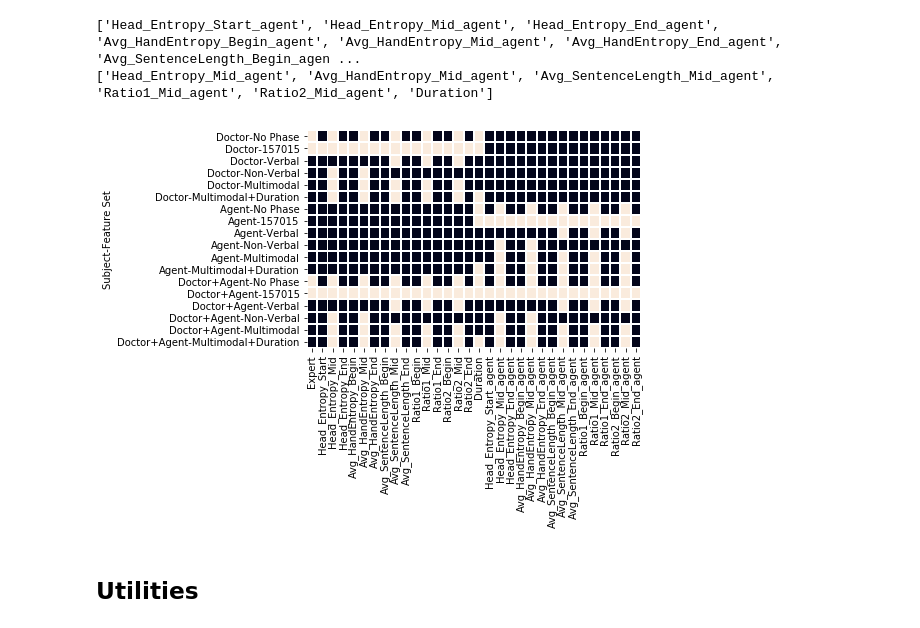
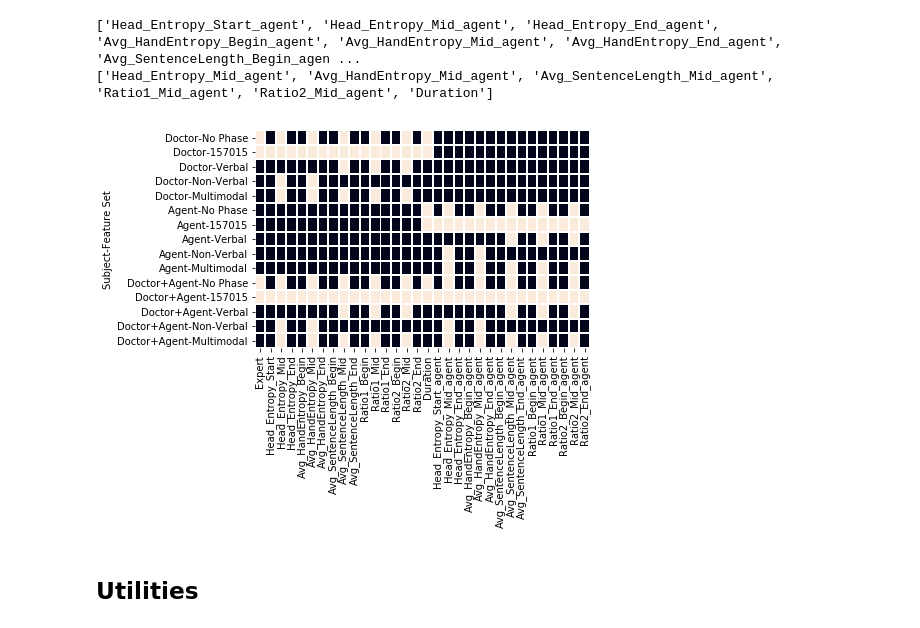
Before and after one commit to jbousque/predictionPresence, a Jupyter notebook: src/Learn.ipynb, the cells around one changed output. Cells and saved outputs as stored; diff of their text form; code cells hidden in the pictures.

```diff
--- a/src/Learn.ipynb
+++ b/src/Learn.ipynb
@@ -150,7 +154,7 @@ Additional info:
 
 features_df_index = [
              ['Doctor', 'Agent', 'Doctor+Agent'],
-             ['No Phase', '157015', 'Verbal', 'Non-Verbal', 'Multimodal', 'Multimodal+Duration']
+             ['No Phase', '157015', 'Verbal', 'Non-Verbal', 'Multimodal']#, 'Multimodal+Duration']
             ]
 features_df_columns = ['precision', 'f1', 'recall', 'params']
 features_df_multiindex = pd.MultiIndex.from_product(features_df_index,
@@ -261,9 +263,9 @@ all_features_multimodal = subject_features_multimodal + agent_features_multimoda
 
 # multimodal + duration features
 
-subject_features_multimodal_duration = subject_features_multimodal + ['Duration']
-agent_features_multimodal_duration = agent_features_multimodal + ['Duration']
-all_features_multimodal_duration = subject_features_multimodal_duration + agent_features_multimodal
+#subject_features_multimodal_duration = subject_features_multimodal + ['Duration']
+#agent_features_multimodal_duration = agent_features_multimodal + ['Duration']
+#all_features_multimodal_duration = subject_features_multimodal_duration + agent_features_multimodal
 
 for feat in features_df.columns:
     features_df.loc[('Doctor', 'No Phase'), feat] = True if feat in subject_features_nophase else False
@@ -271,19 +273,19 @@ for feat in features_df.columns:
     features_df.loc[('Doctor', 'Verbal'), feat] = True if feat in subject_features_verbal else False
     features_df.loc[('Doctor', 'Non-Verbal'), feat] = True if feat in subject_features_nonverbal else False
     features_df.loc[('Doctor', 'Multimodal'), feat] = True if feat in subject_features_multimodal else False
-    features_df.loc[('Doctor', 'Multimodal+Duration'), feat] = True if feat in subject_features_multimodal_duration else False
+    #features_df.loc[('Doctor', 'Multimodal+Duration'), feat] = True if feat in subject_features_multimodal_duration else False
     features_df.loc[('Agent', 'No Phase'), feat] = True if feat in agent_features_nophase else False
     features_df.loc[('Agent', '157015'), feat] = True if feat in agent_features else False
     features_df.loc[('Agent', 'Verbal'), feat] = True if feat in agent_features_verbal else False
     features_df.loc[('Agent', 'Non-Verbal'), feat] = True if feat in agent_features_nonverbal else False
     features_df.loc[('Agent', 'Multimodal'), feat] = True if feat in agent_features_multimodal else False
-    features_df.loc[('Agent', 'Multimodal+Duration'), feat] = True if feat in agent_features_multimodal_duration else False
+    #features_df.loc[('Agent', 'Multimodal+Duration'), feat] = True if feat in agent_features_multimodal_duration else False
     features_df.loc[('Doctor+Agent', 'No Phase'), feat] = True if feat in all_features_nophase else False
     features_df.loc[('Doctor+Agent', '157015'), feat] = True if feat in all_features else False
     features_df.loc[('Doctor+Agent', 'Verbal'), feat] = True if feat in all_features_verbal else False
     features_df.loc[('Doctor+Agent', 'Non-Verbal'), feat] = True if feat in all_features_nonverbal else False
     features_df.loc[('Doctor+Agent', 'Multimodal'), feat] = True if feat in all_features_multimodal else False
-    features_df.loc[('Doctor+Agent', 'Multimodal+Duration'), feat] = True if feat in all_features_multimodal_duration else False
+    #features_df.loc[('Doctor+Agent', 'Multimodal+Duration'), feat] = True if feat in all_features_multimodal_duration else False
 
 features_df.to_excel(os.path.join(config.OUT_PATH, 'features_sets.xlsx'))
 # %% [output]
@@ -292,32 +294,32 @@ features_df.to_excel(os.path.join(config.OUT_PATH, 'features_sets.xlsx'))
 # %%
 
 
 sns.heatmap(features_df.fillna(0).astype('int'), linecolor='white', linewidth=1, annot=False, cbar=False)
 plt.savefig(os.path.join(config.OUT_PATH, 'features_sets.png'), bbox_inches = "tight")
 plt.show()
 
 # to avoid updating everything below for now
 
 subject_features = get_features_set('Doctor', '157015')
 agent_features = get_features_set('Agent', '157015')
 all_features = get_features_set('Doctor+Agent', '157015')
 subject_features_nophase = get_features_set('Doctor', 'No Phase')
 agent_features_nophase = get_features_set('Agent', 'No Phase')
 all_features_nophase = get_features_set('Doctor+Agent', 'No Phase')
 subject_features_verbal = get_features_set('Doctor', 'Verbal')
 agent_features_verbal = get_features_set('Agent', 'Verbal')
 all_features_verbal = get_features_set('Doctor+Agent', 'Verbal')
 subject_features_nonverbal = get_features_set('Doctor', 'Non-Verbal')
 agent_features_nonverbal = get_features_set('Agent', 'Non-Verbal')
 all_features_nonverbal = get_features_set('Doctor+Agent', 'Non-Verbal')
 subject_features_multimodal = get_features_set('Doctor', 'Multimodal')
 agent_features_multimodal = get_features_set('Agent', 'Multimodal')
 all_features_multimodal = get_features_set('Doctor+Agent', 'Multimodal')
-subject_features_multimodal_duration = get_features_set('Doctor', 'Multimodal+Duration')
-agent_features_multimodal_duration = get_features_set('Agent', 'Multimodal+Duration')
-all_features_multimodal_duration = get_features_set('Doctor+Agent', 'Multimodal+Duration')
+#subject_features_multimodal_duration = get_features_set('Doctor', 'Multimodal+Duration')
+#agent_features_multimodal_duration = get_features_set('Agent', 'Multimodal+Duration')
+#all_features_multimodal_duration = get_features_set('Doctor+Agent', 'Multimodal+Duration')
 # %% [output]
-[figure, old version]
+[figure, new version]
 # %% [markdown]
 ## Utilities
 # %%
```
Also changed, not shown: parts of 5 cells of this notebook.
